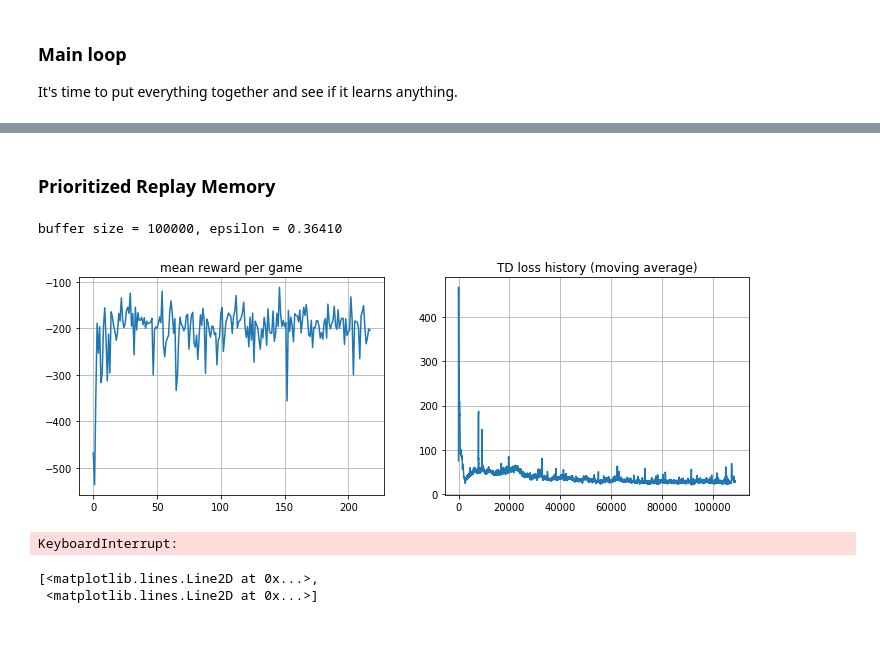
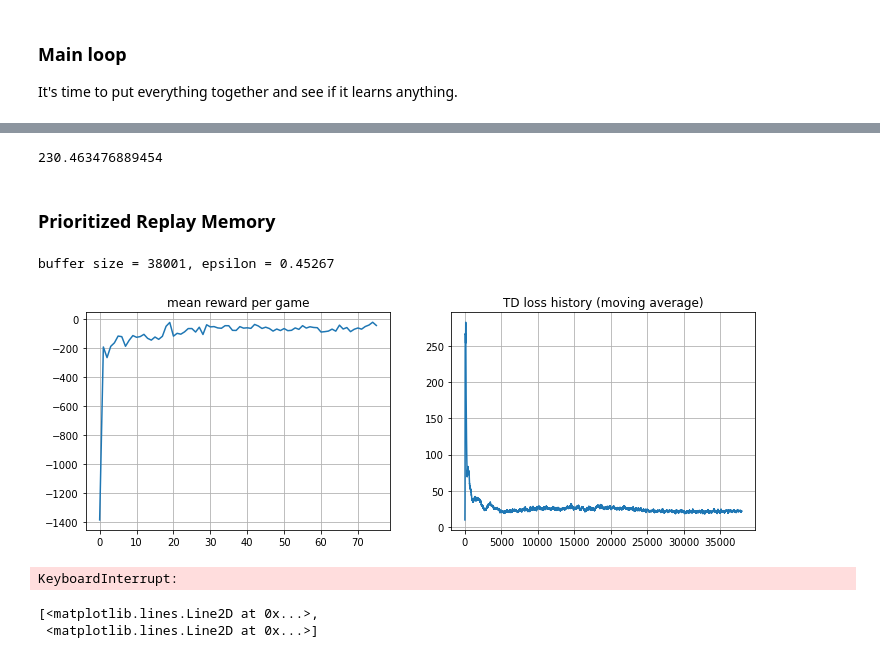
Before and after one commit to etendue/move37, a Jupyter notebook: dqn_box2d.ipynb, the cells around one changed output, grey strips where cells are left out. Cells and saved outputs as stored; diff of their text form; code cells hidden in the pictures.

Commit message:
change the target_net update frequency

```diff
--- a/dqn_box2d.ipynb
+++ b/dqn_box2d.ipynb
@@ -203,7 +205,7 @@ td_loss_history = []
 td_loss_m_history = []
 BATCH_SIZE=64
 TIME_STEPS=10**5*4
-LEARNING_RATE= 0.001
+LEARNING_RATE= 0.0005
 EPSILON_START = 0.5
 EPSILON_END = 0.001
 agent.epsilon=EPSILON_START
@@ -257,12 +259,16 @@ for i in trange(TIME_STEPS):
 
     # adjust agent parameters
     agent.epsilon -= (EPSILON_START - EPSILON_END)/TIME_STEPS
+    #Load agent weights into target_network
+
+    if i % 100:
+        target_net.load_state_dict(policy_net.state_dict())
+
     if i % 500 == 0:
 
-        mean_rw_history.append(evaluate(eval_env, agent, n_games=3))
-
-        #Load agent weights into target_network
-        target_net.load_state_dict(policy_net.state_dict())
+        mean_rw_history.append(evaluate(eval_env, agent, n_games=5))
+        if mean_rw_history[-1] > 200:
+            break
 
         clear_output(True)
         print("buffer size = %i, epsilon = %.5f" % (len(exp_replay), agent.epsilon))
@@ -283,6 +292,8 @@ torch.save(target_net.state_dict(), "checkpoint.pt")
 policy_net.load_state_dict(torch.load("checkpoint.pt"))
 # %%
 evaluate(eval_env, agent, n_games=1,render=True)
+# %% [output]
+230.463476889454
 # %% [markdown]
 ### Prioritized Replay Memory
 # %%
@@ -445,7 +456,7 @@ td_loss_history = []
 td_loss_m_history = []
 BATCH_SIZE=64
 TIME_STEPS=10**5*4
-LEARNING_RATE= 0.001
+LEARNING_RATE= 0.0001
 EPSILON_START = 0.5
 EPSILON_END = 0.001
 agent.epsilon=EPSILON_START
@@ -496,38 +507,44 @@ for i in trange(TIME_STEPS):
     optimizer.step()
 
     td_errs = td_error(target_net,policy_net,batch,device)
     exp_replay.batch_update(indice,td_errs)
 
     td_loss_history.append(loss.cpu().data.numpy())
 
     count = min(len(td_loss_history),100)
     td_loss_m_history.append(np.mean(td_loss_history[-count:]))
 
     # adjust agent parameters
     agent.epsilon -= (EPSILON_START - EPSILON_END)/TIME_STEPS
+
+    if i % 100:
+        #Load agent weights into target_network
+        target_net.load_state_dict(policy_net.state_dict())
+
     if i % 500 == 0:
 
-        mean_rw_history.append(evaluate(eval_env, agent, n_games=3))
+        mean_rw_history.append(evaluate(eval_env, agent, n_games=5))
 
-        #Load agent weights into target_network
-        target_net.load_state_dict(policy_net.state_dict())
+
+        if mean_rw_history[-1] > 200:
+            break
 
         clear_output(True)
         print("buffer size = %i, epsilon = %.5f" % (len(exp_replay), agent.epsilon))
         plt.figure(figsize=[12, 4])
         plt.subplot(1,2,1)
         plt.title("mean reward per game")
         plt.plot(mean_rw_history)
         plt.grid()
 
         plt.subplot(1,2,2)
         plt.title("TD loss history (moving average)")
         plt.plot(td_loss_m_history)
         plt.grid()
         plt.show()
 # %% [output]
-buffer size = 100000, epsilon = 0.36410
+buffer size = 38001, epsilon = 0.45267
-[figure, old version]
+[figure, new version]
 KeyboardInterrupt:
 # %%
 plt.plot(range(len(batch.reward)),batch.reward,range(len(batch.reward)),ps)
```
Also changed, not shown: parts of 4 cells of this notebook.
